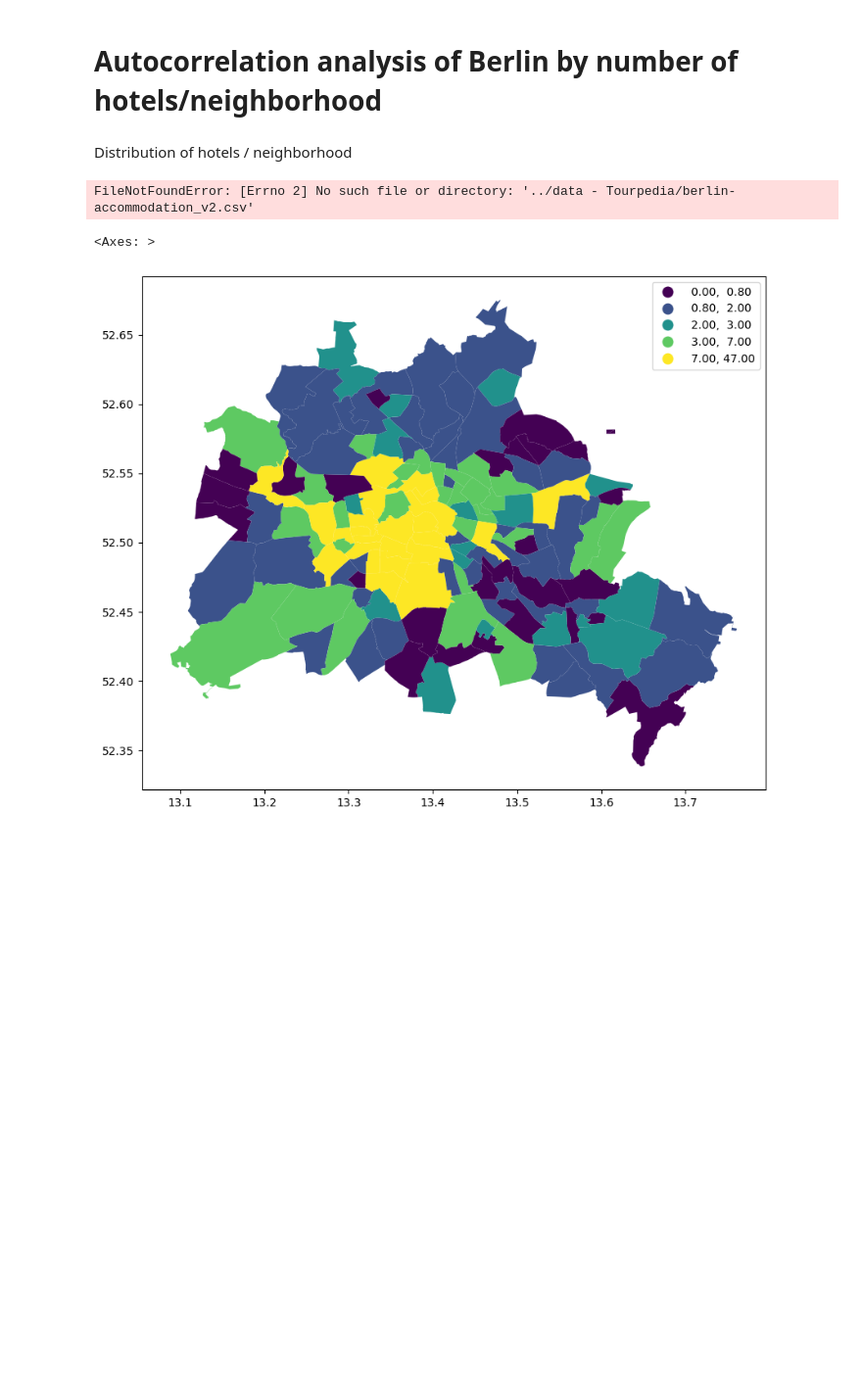
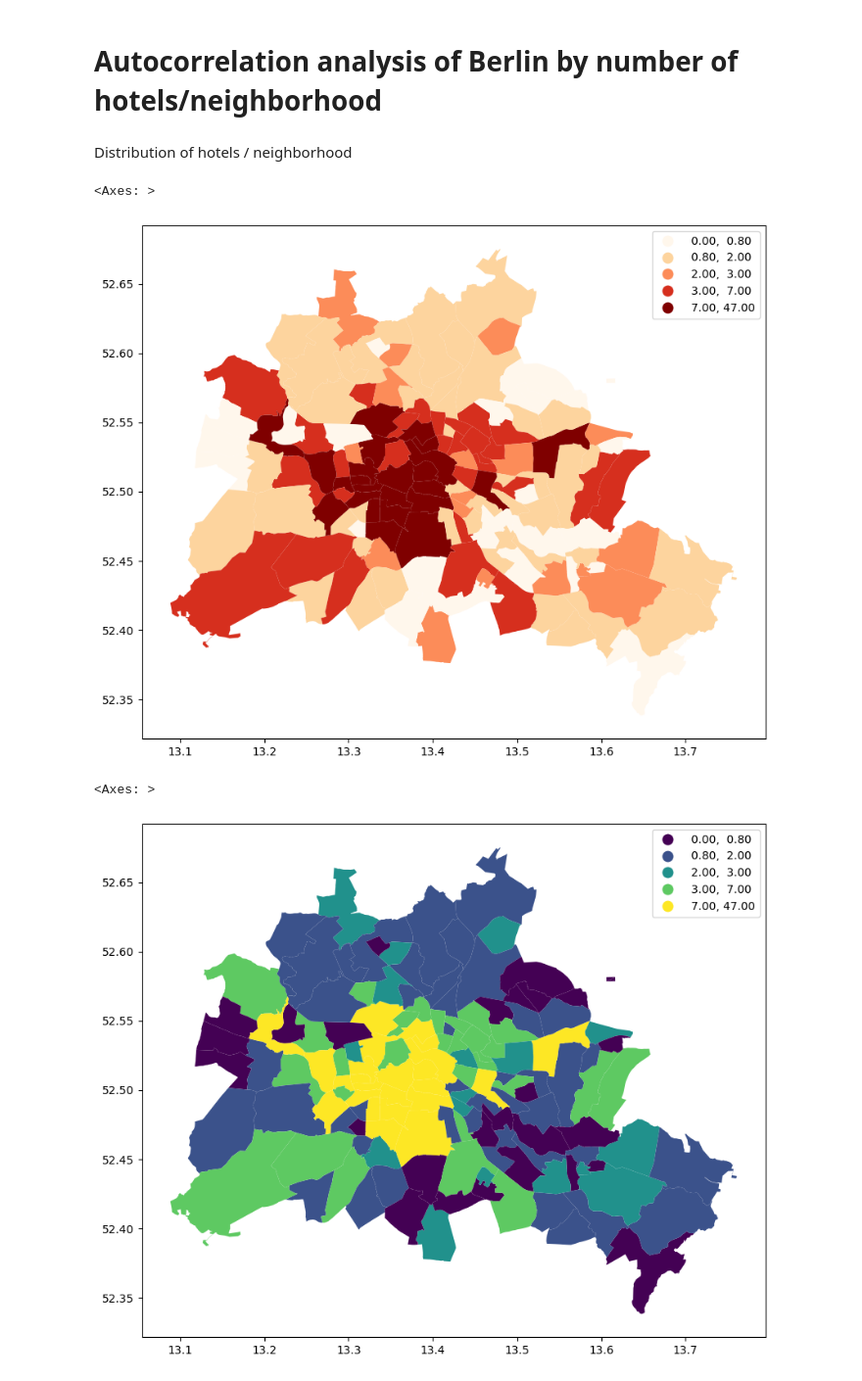
Before and after one commit to ovsvc/dopp-project, a Jupyter notebook: analysis/autocorrelation/autocorrelation_hotels.ipynb, the cells around one changed output. Shown at 98% size. Saved outputs shown, nothing was run; the diff lists cells and outputs as text; code cells hidden in the pictures; blank space fills up the shorter version.

Commit message:
fix file not found

```diff
--- a/analysis/autocorrelation/autocorrelation_hotels.ipynb
+++ b/analysis/autocorrelation/autocorrelation_hotels.ipynb
@@ -29,21 +29,22 @@ ref['neighbourhood'] = ref['neighbourhood_cleansed']
 # %% [markdown]
 Distribution of hotels / neighborhood
 # %%
-hotels = pd.read_csv('../data - Tourpedia/berlin-accommodation_v2.csv', sep = ';')
+hotels = pd.read_csv('../../data - Tourpedia/berlin-accommodation_v2.csv', sep = ';')
 
 # assign hotels to neighbourhoods based on coordinates
 geometry = [Point(xy) for xy in zip(hotels['lng'], hotels['lat'])]
 crs = {'init': 'epsg:4326'}
 geo_df = GeoDataFrame(hotels, crs=crs, geometry=geometry)
 df['count'] = 0
 
 for idx, poly in df.iterrows():
     count = geo_df.within(poly['geometry']).sum()
     df.at[idx, 'count'] = count
 
 df.plot(column='count', cmap='OrRd', legend=True, figsize=(10, 10), scheme='quantiles')
 # %% [output]
-FileNotFoundError: [Errno 2] No such file or directory: '../data - Tourpedia/berlin-accommodation_v2.csv'
+<Axes: >
+[figure, added]
 # %%
 df.set_index('neighbourhood', inplace=True)
 # %%
```
